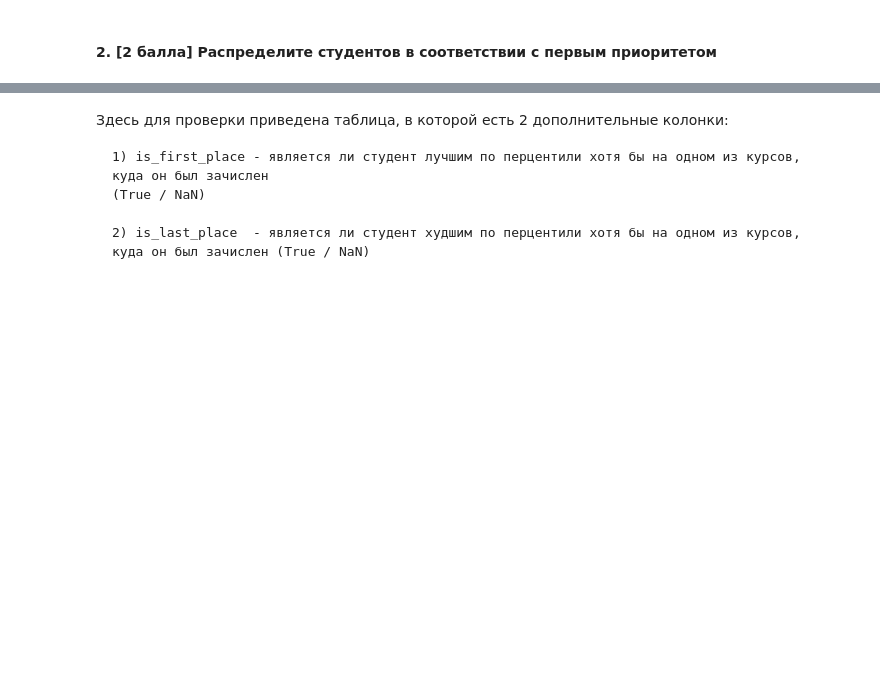
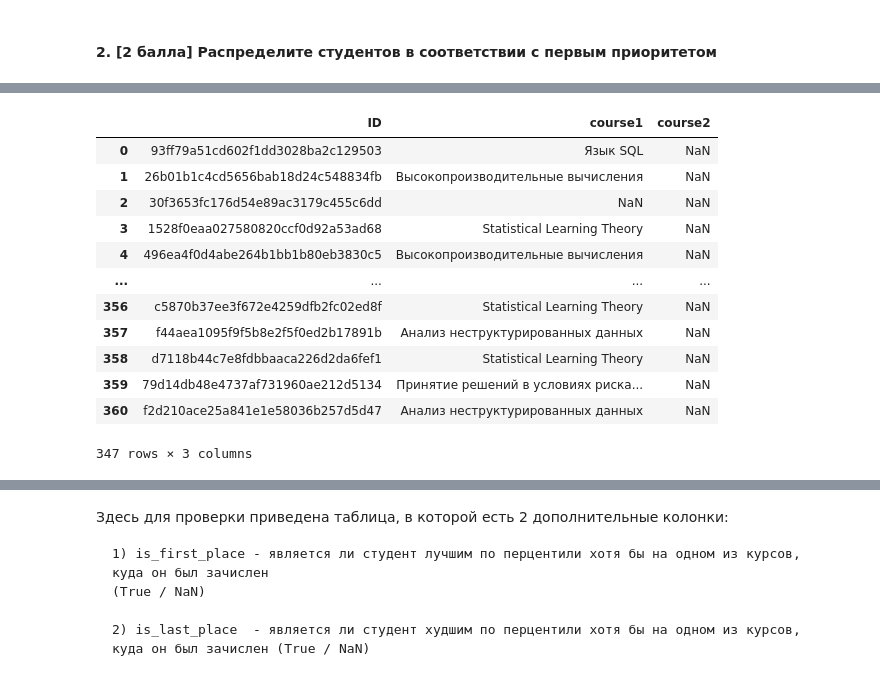
Before and after one commit to diemvs/hse_hw, a Jupyter notebook: ml/homework-practice-01-pandas-Sataev.ipynb, the cells around one changed output, grey strips where cells are left out. Saved outputs shown, nothing was run; the diff lists cells and outputs as text; code cells hidden in the pictures; blank space fills up the shorter version.

```diff
--- a/ml/homework-practice-01-pandas-Sataev.ipynb
+++ b/ml/homework-practice-01-pandas-Sataev.ipynb
@@ -580,0 +641,39 @@ assert(df[df['id'] == 'e4caca755ee0bdd711e18fb8084958b5'][col_name] == 1).all()
+# %%
+candidates_first_fall = df[['id', 'percentile', 'fall_1']].rename(columns={'fall_1': 'course'})
+
+candidates_first_fall = candidates_first_fall.append(
+    df
+    .loc[
+        df['fall_courses_count'] == 2,
+        ['id', 'percentile', 'fall_2']
+    ]
+    .rename(columns={ 'fall_2': 'course'})
+)
+
+candidates_first_fall['wave'] = 1
+# %%
+res_fall = pd.DataFrame(df['id']).rename(columns={ 'id': 'ID' })
+res_fall['course1'] = np.nan
+res_fall['course2'] = np.nan
+# %%
+grouped = candidates_first_fall.groupby('course')
+
+for course, group in grouped:
+
+    group_size = min([fall_courses_cap.loc[course, 'capacity'], group.shape[0]])
+    remaining_places = fall_courses_cap.loc[course, 'capacity']
+    requests = group.shape[0]
+
+    print(f'{course}.\n - Свободные места: {remaining_places}.\n - Желающие: {requests}.')
+
+    if(group_size != 0):
+        accepted_candidates = group.nsmallest(group_size, 'percentile')
+
+        positions = res_fall['ID'].isin(accepted_candidates['id'].values)
+        res_fall.loc[positions, 'course1'] = course
+
+        fall_courses_cap.loc[course, 'capacity'] -= group_size
+        remaining_courses.loc[remaining_courses.id.isin(accepted_candidates.id.values), 'courses_remaining'] -= 1
+
+        df.loc[df.id == accepted.head(1).id.values[0], 'is_first_place'] = True
+        df.loc[df.id == accepted.tail(1).id.values[0], 'is_last_place'] = True
@@ -580,0 +698,16 @@ assert(df[df['id'] == 'e4caca755ee0bdd711e18fb8084958b5'][col_name] == 1).all()
+# %%
+res_fall
+# %% [output]
+|  | ID | course1 | course2 |
+| 0 | 93ff79a51cd602f1dd3028ba2c129503 | Язык SQL | NaN |
+| 1 | 26b01b1c4cd5656bab18d24c548834fb | Высокопроизводительные вычисления | NaN |
+| 2 | 30f3653fc176d54e89ac3179c455c6dd | NaN | NaN |
+| 3 | 1528f0eaa027580820ccf0d92a53ad68 | Statistical Learning Theory | NaN |
+| 4 | 496ea4f0d4abe264b1bb1b80eb3830c5 | Высокопроизводительные вычисления | NaN |
+| ... | ... | ... | ... |
+| 356 | c5870b37ee3f672e4259dfb2fc02ed8f | Statistical Learning Theory | NaN |
+| 357 | f44aea1095f9f5b8e2f5f0ed2b17891b | Анализ неструктурированных данных | NaN |
+| 358 | d7118b44c7e8fdbbaaca226d2da6fef1 | Statistical Learning Theory | NaN |
+| 359 | 79d14db48e4737af731960ae212d5134 | Принятие решений в условиях риска... | NaN |
+| 360 | f2d210ace25a841e1e58036b257d5d47 | Анализ неструктурированных данных | NaN |
+347 rows × 3 columns
```
Also changed, not shown: parts of 14 cells of this notebook.
